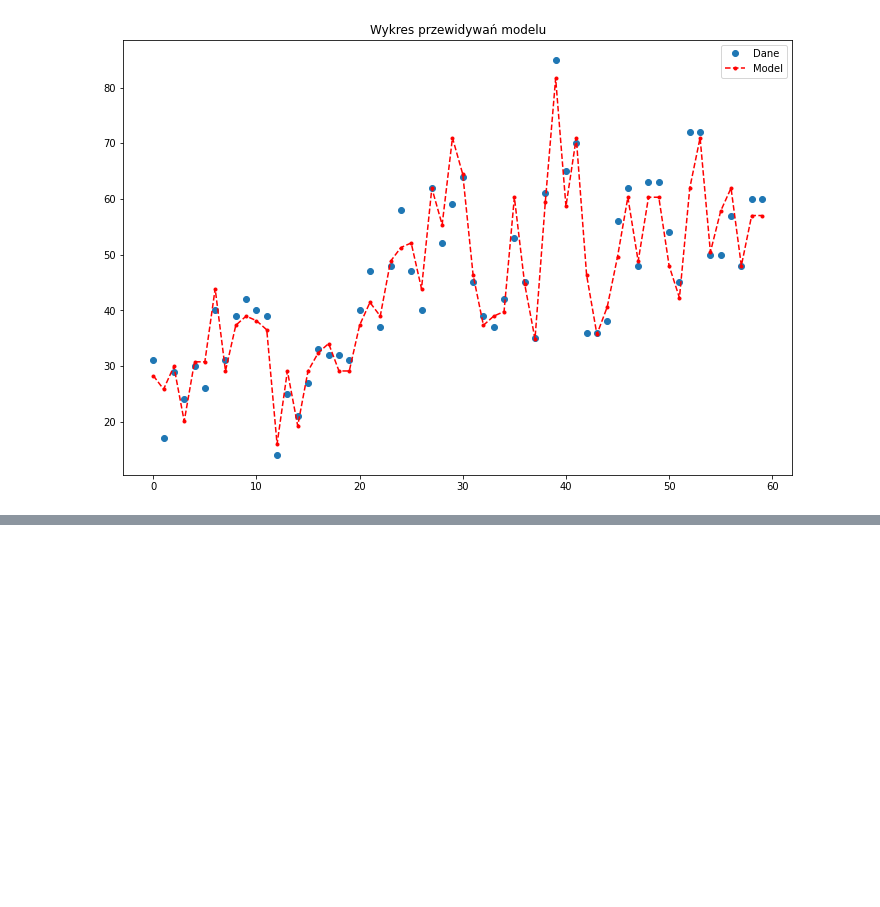
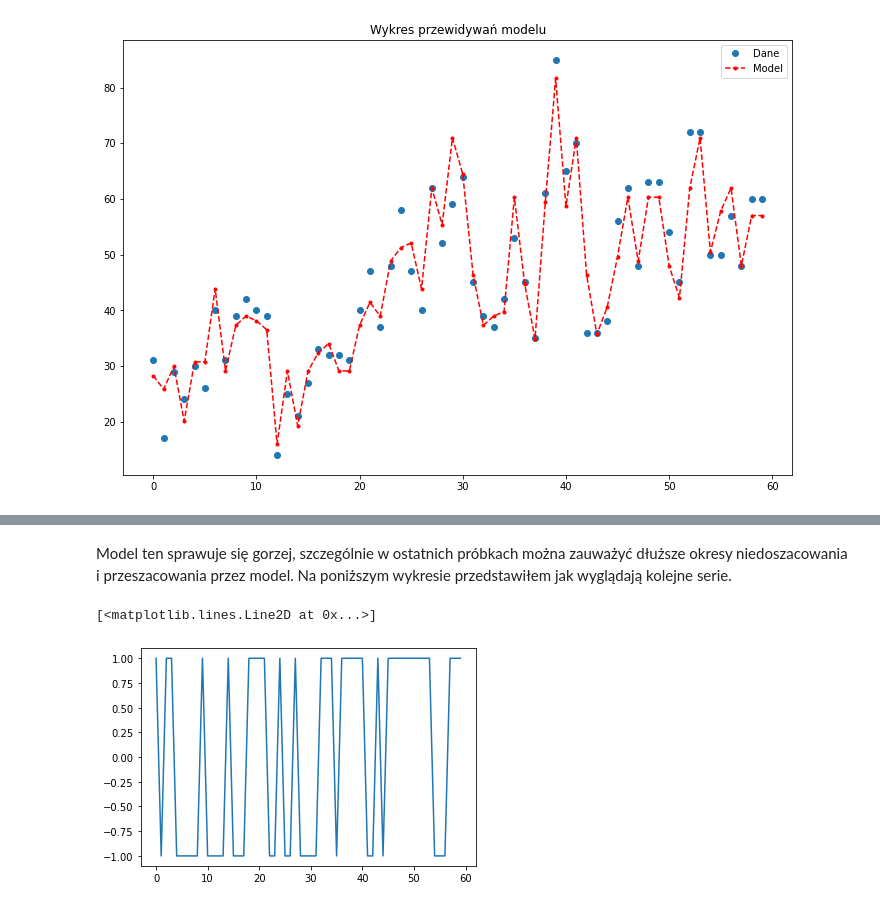
Before and after one commit to finloop/ols-car-accidents, a Jupyter notebook: Ols.ipynb, the cells around one changed output, grey strips where cells are left out. Drawn from its saved outputs; the diff is of its cells as text; code cells hidden in the pictures; blank space fills up the shorter version.

```diff
--- a/Ols.ipynb
+++ b/Ols.ipynb
@@ -227,0 +292,7 @@ Text(0.5, 1.0, 'Wykres przewidywań modelu')
+# %% [markdown]
+Model ten sprawuje się gorzej, szczególnie w ostatnich próbkach można zauważyć dłuższe okresy niedoszacowania i przeszacowania przez model. Na poniższym wykresie przedstawiłem jak wyglądają kolejne serie.
+# %%
+plt.plot(np.sign(results.resid))
+# %% [output]
+[<matplotlib.lines.Line2D at 0x...>]
+[figure, added]
```
Also changed, not shown: parts of 13 cells of this notebook.
